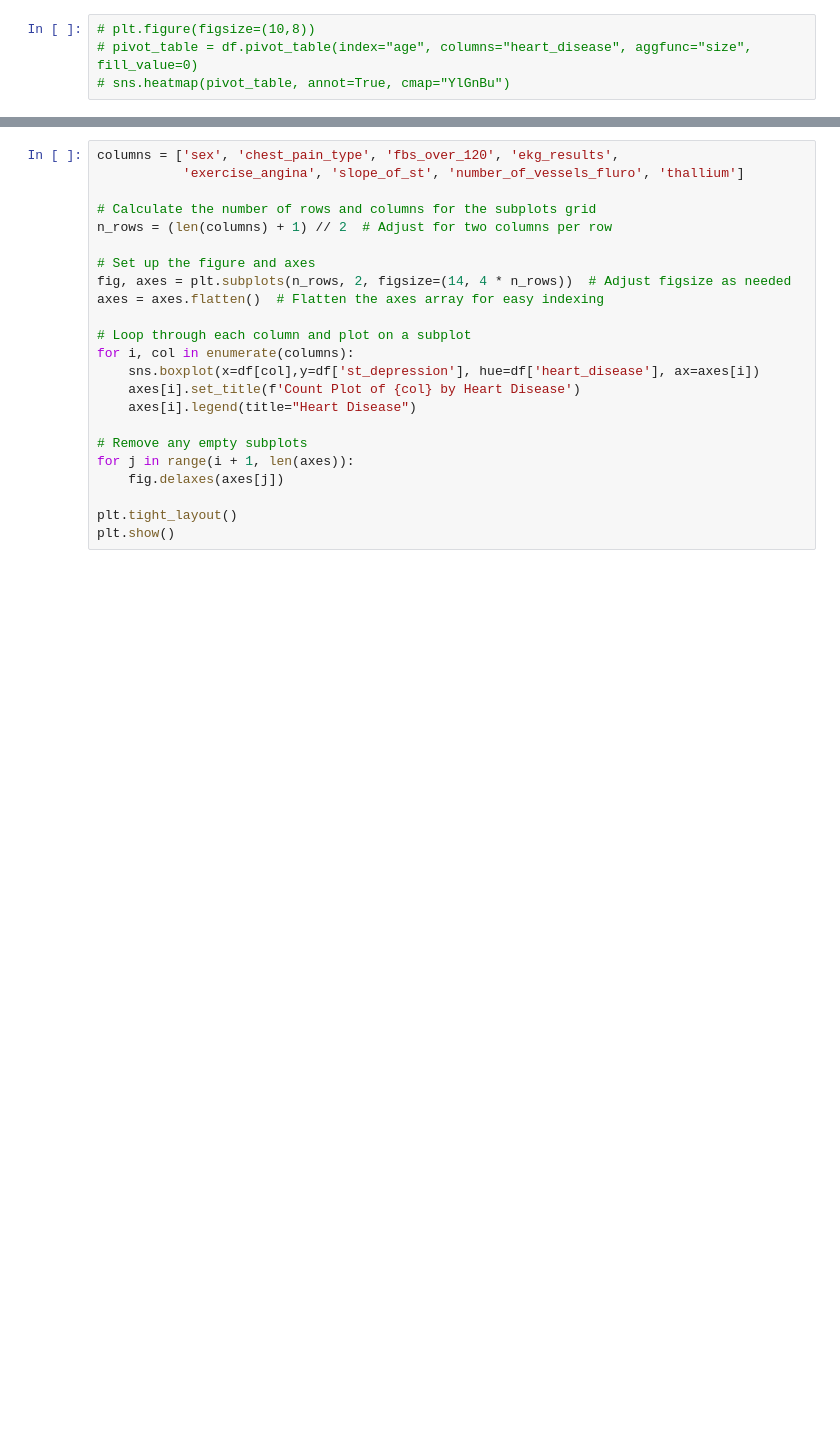
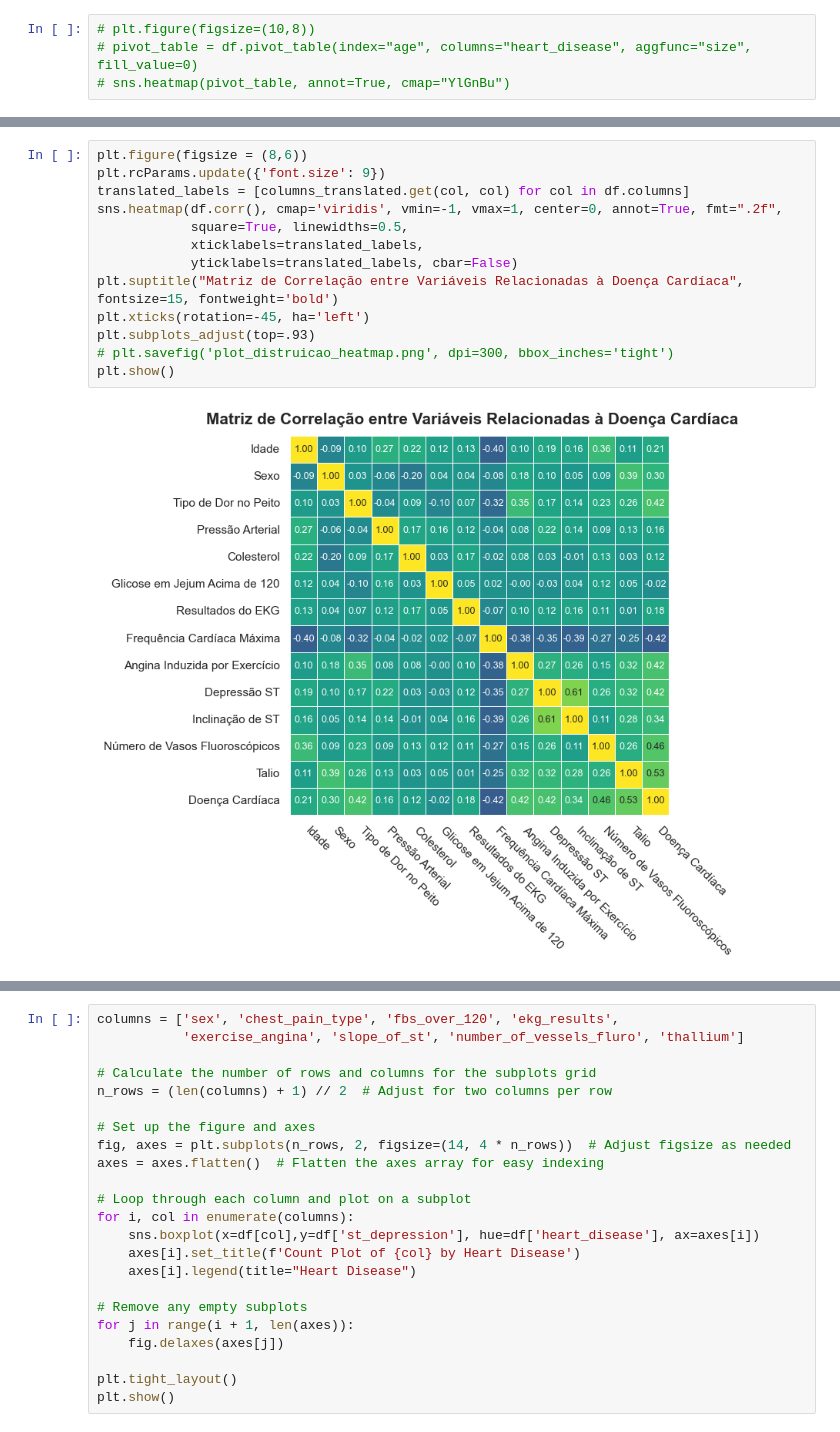
Before and after one commit to LucasMeller13/ml_abp, a Jupyter notebook: tests.ipynb, the cells around one changed output, grey strips where cells are left out. Saved outputs shown, nothing was run; the diff lists cells and outputs as text; blank space fills up the shorter version.

```diff
--- a/tests.ipynb
+++ b/tests.ipynb
@@ -145,3 +213,18 @@ plt.show()
+# %%
+plt.figure(figsize = (8,6))
+plt.rcParams.update({'font.size': 9})
+translated_labels = [columns_translated.get(col, col) for col in df.columns]
+sns.heatmap(df.corr(), cmap='viridis', vmin=-1, vmax=1, center=0, annot=True, fmt=".2f",
+            square=True, linewidths=0.5,
+            xticklabels=translated_labels,
+            yticklabels=translated_labels, cbar=False)
+plt.suptitle("Matriz de Correlação entre Variáveis Relacionadas à Doença Cardíaca", fontsize=15, fontweight='bold')
+plt.xticks(rotation=-45, ha='left')
+plt.subplots_adjust(top=.93)
+# plt.savefig('plot_distruicao_heatmap.png', dpi=300, bbox_inches='tight')
+plt.show()
+# %% [output]
+[figure, added]
 # %%
 columns = ['sex', 'chest_pain_type', 'fbs_over_120', 'ekg_results',
            'exercise_angina', 'slope_of_st', 'number_of_vessels_fluro', 'thallium']
```
Also changed, not shown: parts of 19 cells of this notebook, 10 other files.
